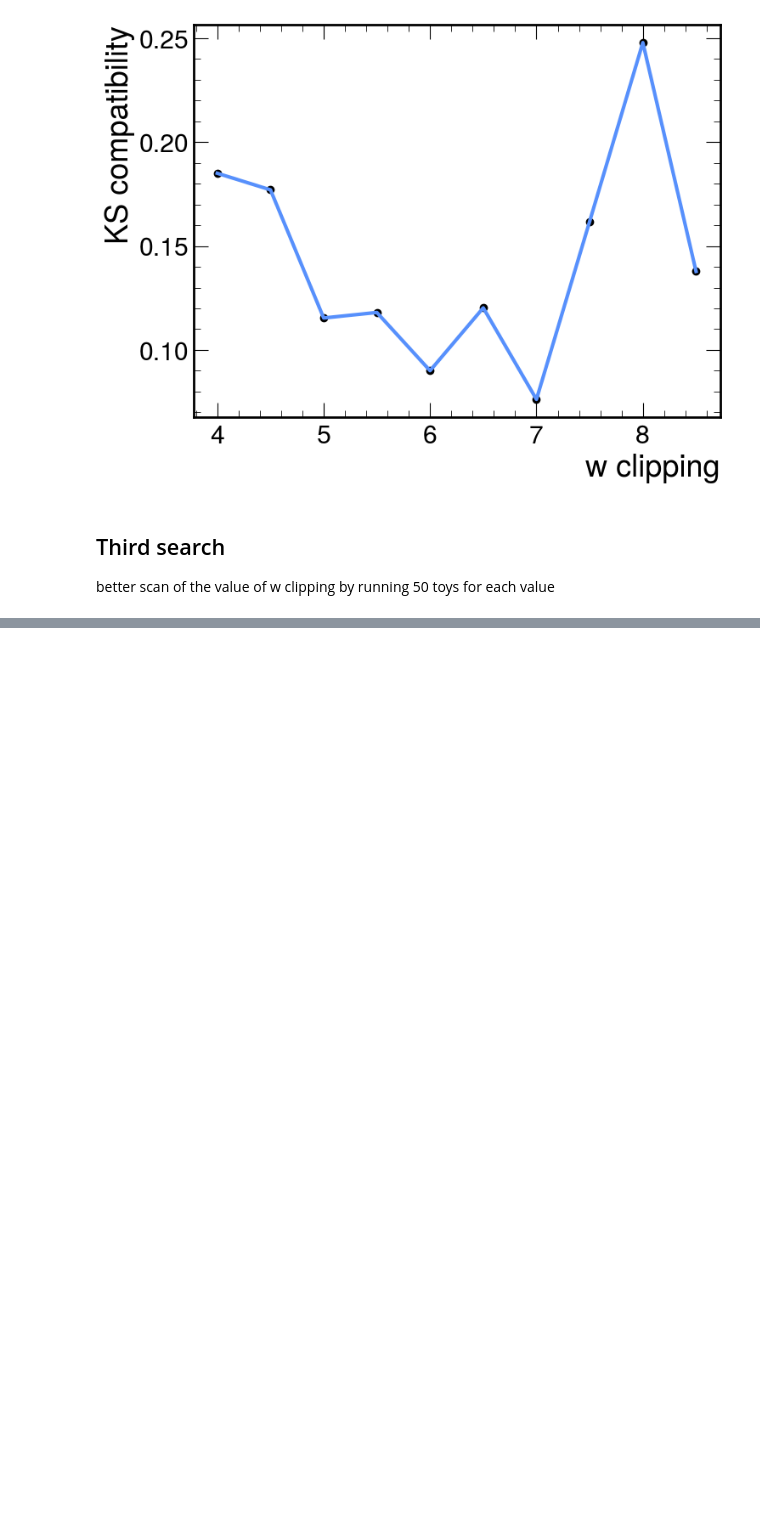
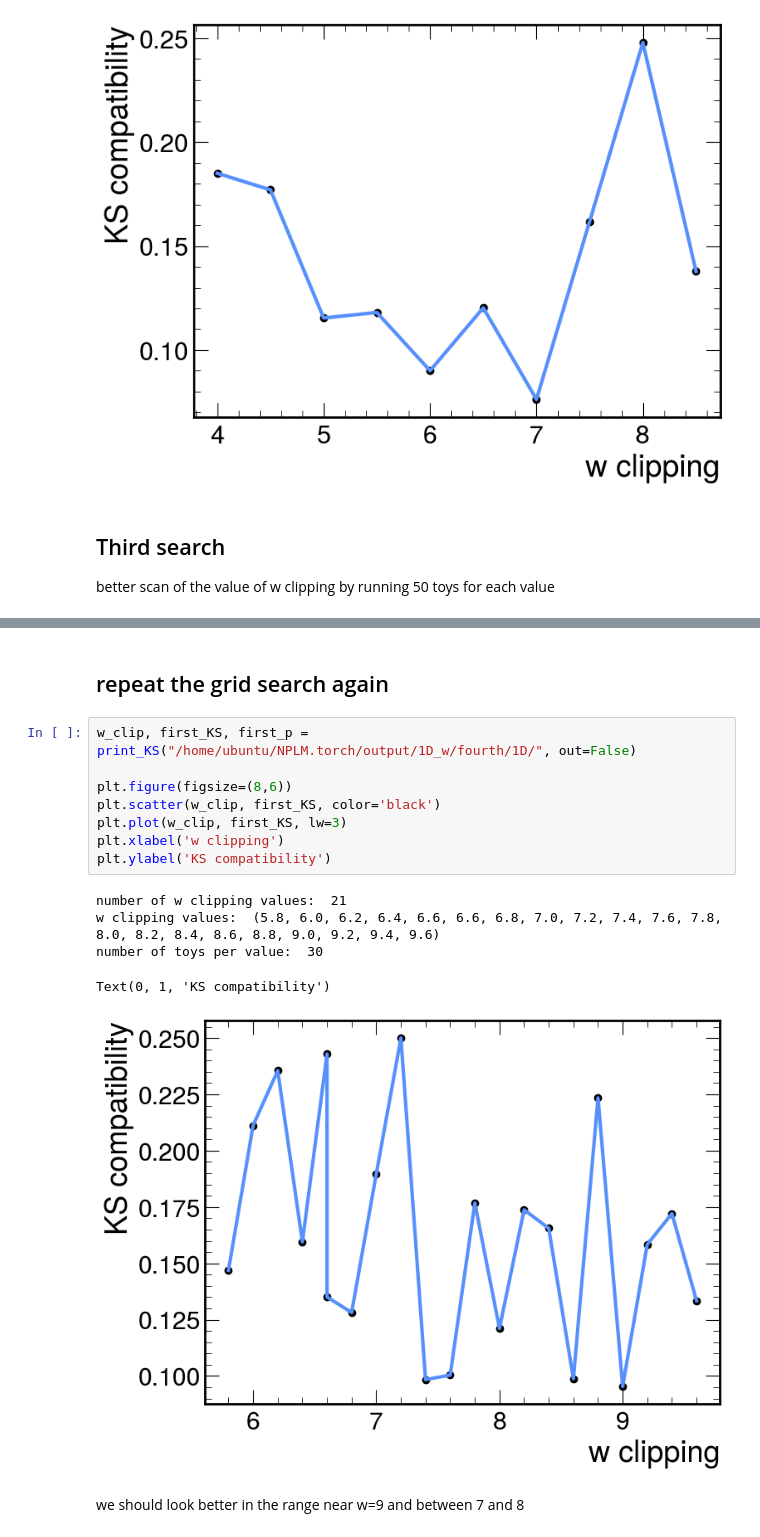
Before and after one commit to PietroCappelli/NPLM.torch, a Jupyter notebook: notebooks/w_clip.ipynb, the cells around one changed output, grey strips where cells are left out. Saved outputs shown, nothing was run; the diff lists cells and outputs as text; blank space fills up the shorter version.

Commit message:
w clip notebook

```diff
--- a/notebooks/w_clip.ipynb
+++ b/notebooks/w_clip.ipynb
@@ -175,2 +189,20 @@ number of toys per value:  50
 Text(0, 1, 'KS compatibility')
 [figure]
+# %% [markdown]
+## repeat the grid search again
+# %%
+w_clip, first_KS, first_p = print_KS("/home/ubuntu/NPLM.torch/output/1D_w/fourth/1D/", out=False)
+
+plt.figure(figsize=(8,6))
+plt.scatter(w_clip, first_KS, color='black')
+plt.plot(w_clip, first_KS, lw=3)
+plt.xlabel('w clipping')
+plt.ylabel('KS compatibility')
+# %% [output]
+number of w clipping values:  21
+w clipping values:  (5.8, 6.0, 6.2, 6.4, 6.6, 6.6, 6.8, 7.0, 7.2, 7.4, 7.6, 7.8, 8.0, 8.2, 8.4, 8.6, 8.8, 9.0, 9.2, 9.4, 9.6)
+number of toys per value:  30
+Text(0, 1, 'KS compatibility')
+[figure, added]
+# %% [markdown]
+we should look better in the range near w=9 and between 7 and 8
```
Also changed, not shown: parts of 1 cell of this notebook, 1 other file.
